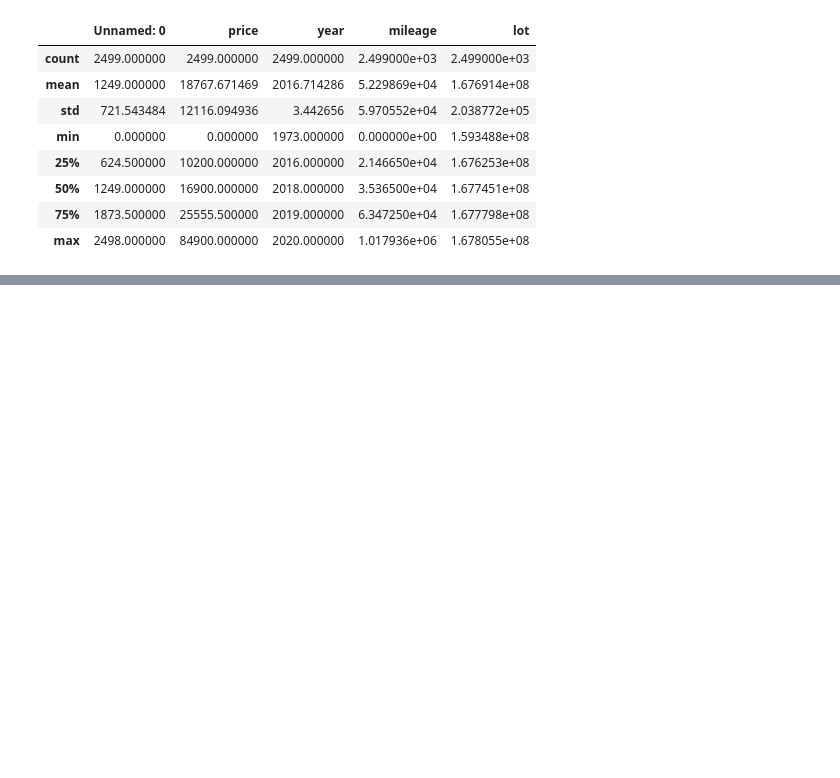
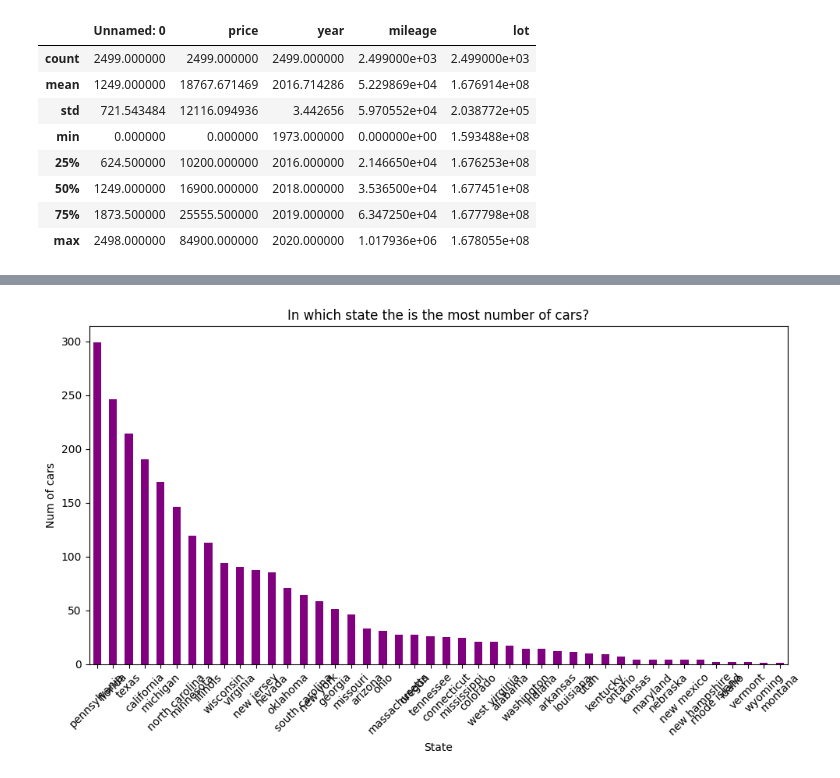
Before and after one commit to Tatraa/Data-Science, a Jupyter notebook: Assigment1/Assignment_1_opt.ipynb, the cells around one changed output, grey strips where cells are left out. Saved outputs shown, nothing was run; the diff lists cells and outputs as text; code cells hidden in the pictures; blank space fills up the shorter version.

```diff
--- a/Assigment1/Assignment_1_opt.ipynb
+++ b/Assigment1/Assignment_1_opt.ipynb
@@ -52,0 +97,12 @@ data.describe()
+# %%
+plt.figure(figsize=(10, 6))
+state_counts = data['state'].value_counts()
+state_counts.plot(kind='bar', color='purple')
+plt.xlabel('State')
+plt.ylabel('Num of cars')
+plt.title('In which state the is the most number of cars?')
+plt.xticks(rotation=45)
+plt.tight_layout()
+plt.show()
+# %% [output]
+[figure, added]
```
Also changed, not shown: parts of 7 cells of this notebook.
